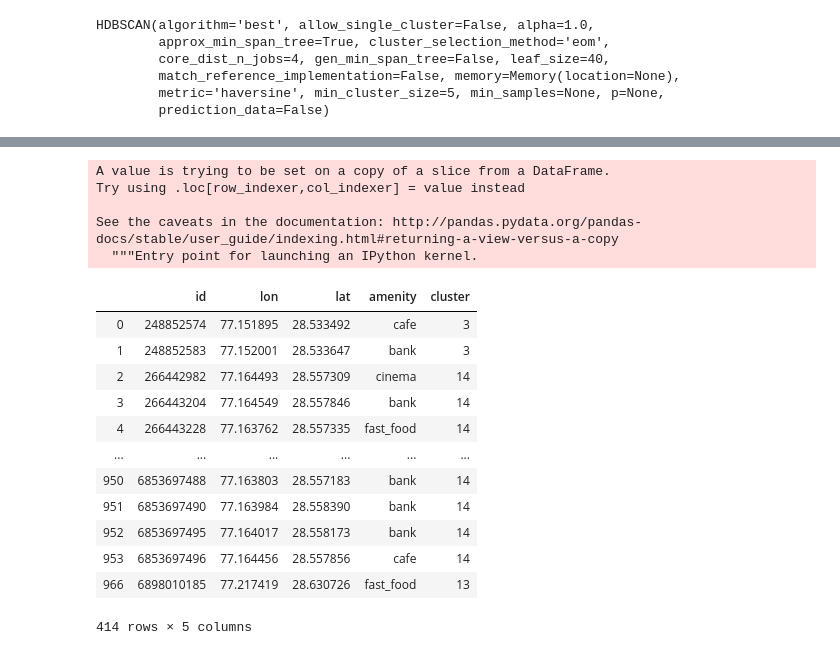
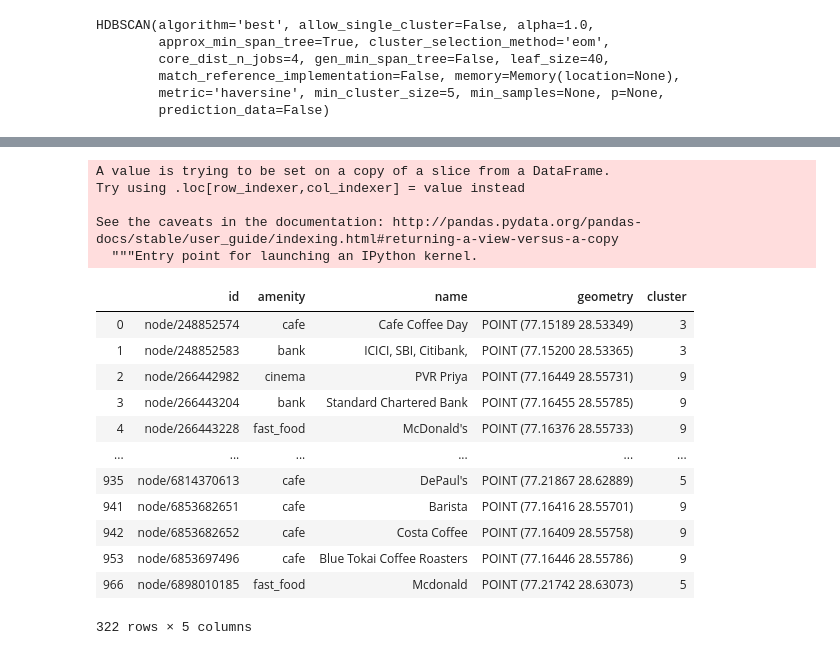
Before and after one commit to sourishsarmah/Commercial_Centers_using_POI_data, a Jupyter notebook: Commercial_Clusters_using_POI.ipynb, the cells around one changed output, grey strips where cells are left out. Drawn from its saved outputs; the diff is of its cells as text; code cells hidden in the pictures.

```diff
--- a/Commercial_Clusters_using_POI.ipynb
+++ b/Commercial_Clusters_using_POI.ipynb
@@ -53,3 +57,3 @@ nodes
 # %%
-# gdf = gdf[['id','amenity', 'name', 'geometry']]
-# gdf
+gdf = gdf[['id','amenity', 'name', 'geometry']]
+gdf
@@ -80,6 +74,6 @@ df
 # %% [markdown]
 ### Data Cleaning
 # %%
-df.dropna(inplace=True)
-df
+gdf.dropna(inplace=True)
+gdf
 # %% [output]
@@ -138,6 +133,6 @@ commerical_amenities = [
     'internet_cafe', 'coworking_space'
 ]
 # %%
-df = df.loc[df['amenity'].isin(commerical_amenities)]
-df
+gdf = gdf.loc[gdf['amenity'].isin(commerical_amenities)]
+gdf
 # %% [output]
@@ -189,7 +179,7 @@ import numpy as np
 
 model = HDBSCAN(metric='haversine', min_cluster_size=5)
 
-model.fit(np.radians(coor_t))
+model.fit(np.radians(list(zip(gdf.geometry.y, gdf.geometry.x))))
 # %% [output]
 HDBSCAN(algorithm='best', allow_single_cluster=False, alpha=1.0,
         approx_min_span_tree=True, cluster_selection_method='eom',
@@ -255,22 +247,22 @@ fig.show()
 # %%
-df['cluster'] = clusters
-df
+gdf['cluster'] = clusters
+gdf
 # %% [output]
 A value is trying to be set on a copy of a slice from a DataFrame.
 Try using .loc[row_indexer,col_indexer] = value instead
 
 See the caveats in the documentation: http://pandas.pydata.org/pandas-docs/stable/user_guide/indexing.html#returning-a-view-versus-a-copy
   """Entry point for launching an IPython kernel.
-|  | id | lon | lat | amenity | cluster |
-| 0 | 248852574 | 77.151895 | 28.533492 | cafe | 3 |
-| 1 | 248852583 | 77.152001 | 28.533647 | bank | 3 |
-| 2 | 266442982 | 77.164493 | 28.557309 | cinema | 14 |
-| 3 | 266443204 | 77.164549 | 28.557846 | bank | 14 |
-| 4 | 266443228 | 77.163762 | 28.557335 | fast_food | 14 |
+|  | id | amenity | name | geometry | cluster |
+| 0 | node/248852574 | cafe | Cafe Coffee Day | POINT (77.15189 28.53349) | 3 |
+| 1 | node/248852583 | bank | ICICI, SBI, Citibank, | POINT (77.15200 28.53365) | 3 |
+| 2 | node/266442982 | cinema | PVR Priya | POINT (77.16449 28.55731) | 9 |
+| 3 | node/266443204 | bank | Standard Chartered Bank | POINT (77.16455 28.55785) | 9 |
+| 4 | node/266443228 | fast_food | McDonald's | POINT (77.16376 28.55733) | 9 |
 | ... | ... | ... | ... | ... | ... |
-| 950 | 6853697488 | 77.163803 | 28.557183 | bank | 14 |
-| 951 | 6853697490 | 77.163984 | 28.558390 | bank | 14 |
-| 952 | 6853697495 | 77.164017 | 28.558173 | bank | 14 |
-| 953 | 6853697496 | 77.164456 | 28.557856 | cafe | 14 |
-| 966 | 6898010185 | 77.217419 | 28.630726 | fast_food | 13 |
+| 935 | node/6814370613 | cafe | DePaul's | POINT (77.21867 28.62889) | 5 |
+| 941 | node/6853682651 | cafe | Barista | POINT (77.16416 28.55701) | 9 |
+| 942 | node/6853682652 | cafe | Costa Coffee | POINT (77.16409 28.55758) | 9 |
+| 953 | node/6853697496 | cafe | Blue Tokai Coffee Roasters | POINT (77.16446 28.55786) | 9 |
+| 966 | node/6898010185 | fast_food | Mcdonald | POINT (77.21742 28.63073) | 5 |
-414 rows × 5 columns
+322 rows × 5 columns
```
Also changed, not shown: parts of 42 cells of this notebook.
